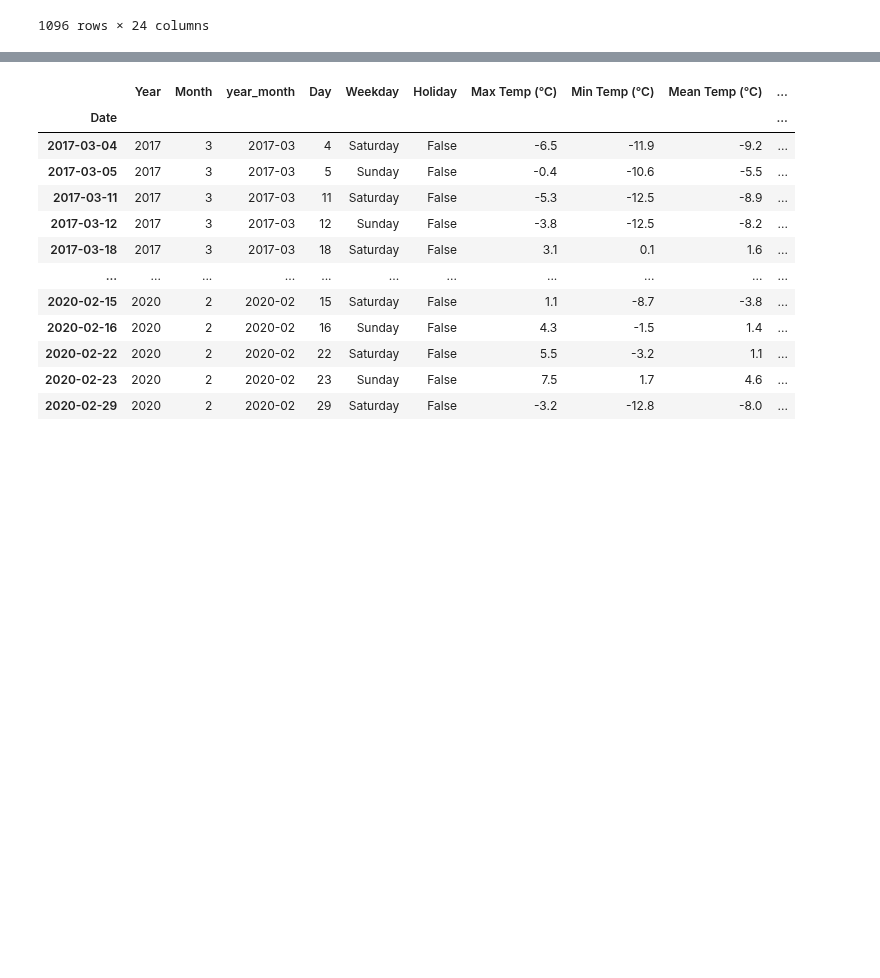
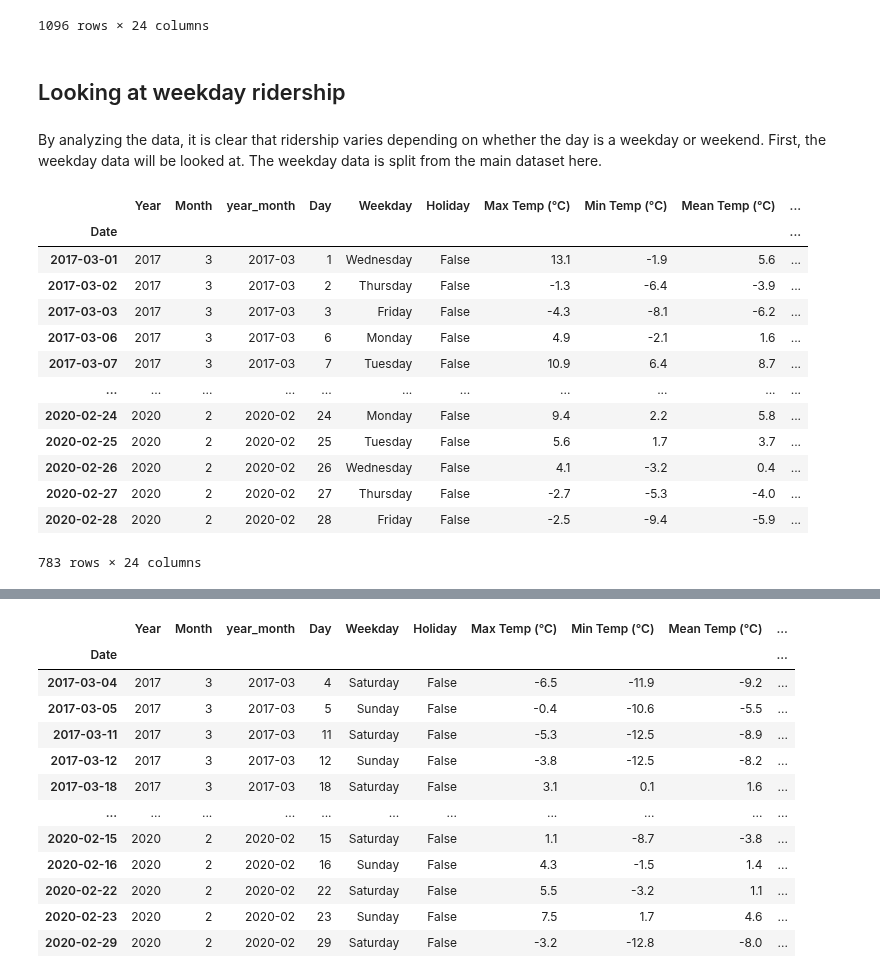
Before and after one commit to VernonNaidoo-Toronto/SCS3250-Group-2-Final-Project, a Jupyter notebook: JJ_Predict_With_Temp.ipynb, the cells around one changed output, grey strips where cells are left out. Saved outputs shown, nothing was run; the diff lists cells and outputs as text; code cells hidden in the pictures; blank space fills up the shorter version.

```diff
--- a/JJ_Predict_With_Temp.ipynb
+++ b/JJ_Predict_With_Temp.ipynb
@@ -29,3 +36,32 @@ data
 | 2020-02-28 | 2020 | 2 | 2020-02 | 28 | Friday | False | -2.5 | -9.4 | -5.9 | ... |
 | 2020-02-29 | 2020 | 2 | 2020-02 | 29 | Saturday | False | -3.2 | -12.8 | -8.0 | ... |
 1096 rows × 24 columns
+# %% [markdown]
+## Looking at weekday ridership
+# %% [markdown]
+By analyzing the data, it is clear that ridership varies depending on whether the day is a weekday or weekend. First, the weekday data will be looked at. The weekday data is split from the main dataset here.
+# %%
+# Splitting data by day and concating the weekdays together
+monday_data = data.loc[data['Weekday'] == 'Monday']
+tuesday_data = data.loc[data['Weekday'] == 'Tuesday']
+wednesday_data = data.loc[data['Weekday'] == 'Wednesday']
+thursday_data = data.loc[data['Weekday'] == 'Thursday']
+friday_data = data.loc[data['Weekday'] == 'Friday']
+weekday_data= pd.concat([monday_data, tuesday_data, wednesday_data, thursday_data, friday_data])
+weekday_data = weekday_data.sort_values(by='Date' ,ascending=True)
+weekday_data
+# %% [output]
+|  | Year | Month | year_month | Day | Weekday | Holiday | Max Temp (°C) | Min Temp (°C) | Mean Temp (°C) | ... |
+| Date |  |  |  |  |  |  |  |  |  | ... |
+| 2017-03-01 | 2017 | 3 | 2017-03 | 1 | Wednesday | False | 13.1 | -1.9 | 5.6 | ... |
+| 2017-03-02 | 2017 | 3 | 2017-03 | 2 | Thursday | False | -1.3 | -6.4 | -3.9 | ... |
+| 2017-03-03 | 2017 | 3 | 2017-03 | 3 | Friday | False | -4.3 | -8.1 | -6.2 | ... |
+| 2017-03-06 | 2017 | 3 | 2017-03 | 6 | Monday | False | 4.9 | -2.1 | 1.6 | ... |
+| 2017-03-07 | 2017 | 3 | 2017-03 | 7 | Tuesday | False | 10.9 | 6.4 | 8.7 | ... |
+| ... | ... | ... | ... | ... | ... | ... | ... | ... | ... | ... |
+| 2020-02-24 | 2020 | 2 | 2020-02 | 24 | Monday | False | 9.4 | 2.2 | 5.8 | ... |
+| 2020-02-25 | 2020 | 2 | 2020-02 | 25 | Tuesday | False | 5.6 | 1.7 | 3.7 | ... |
+| 2020-02-26 | 2020 | 2 | 2020-02 | 26 | Wednesday | False | 4.1 | -3.2 | 0.4 | ... |
+| 2020-02-27 | 2020 | 2 | 2020-02 | 27 | Thursday | False | -2.7 | -5.3 | -4.0 | ... |
+| 2020-02-28 | 2020 | 2 | 2020-02 | 28 | Friday | False | -2.5 | -9.4 | -5.9 | ... |
+783 rows × 24 columns
```
Also changed, not shown: parts of 21 cells of this notebook.
